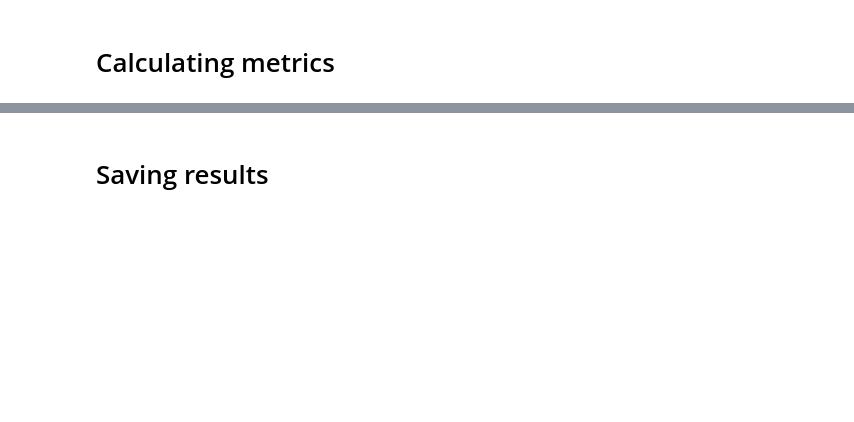
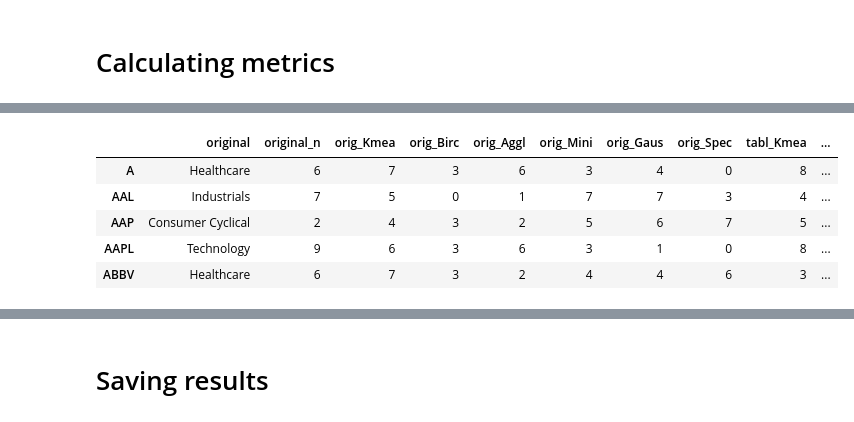
Before and after one commit to risksrobots/stock_clustering, a Jupyter notebook: pipeline.ipynb, the cells around one changed output, grey strips where cells are left out. Cells and saved outputs as stored; diff of their text form; code cells hidden in the pictures; blank space fills up the shorter version.

```diff
--- a/pipeline.ipynb
+++ b/pipeline.ipynb
@@ -281,3 +287,19 @@ metrics_df
+# %%
+new_col_names = []
+for col in df_predictions.columns:
+    if len(col.split('|')) == 2:
+        col = renaming(col)
+    new_col_names.append(col)
+
+df_predictions.columns = new_col_names
+df_predictions.head()
+# %% [output]
+|  | original | original_n | orig_Kmea | orig_Birc | orig_Aggl | orig_Mini | orig_Gaus | orig_Spec | tabl_Kmea | ... |
+| A | Healthcare | 6 | 7 | 3 | 6 | 3 | 4 | 0 | 8 | ... |
+| AAL | Industrials | 7 | 5 | 0 | 1 | 7 | 7 | 3 | 4 | ... |
+| AAP | Consumer Cyclical | 2 | 4 | 3 | 2 | 5 | 6 | 7 | 5 | ... |
+| AAPL | Technology | 9 | 6 | 3 | 6 | 3 | 1 | 0 | 8 | ... |
+| ABBV | Healthcare | 6 | 7 | 3 | 2 | 4 | 4 | 6 | 3 | ... |
 # %%
 def rank_methods(df):
 
```
Also changed, not shown: parts of 29 cells of this notebook, 7 other files.
